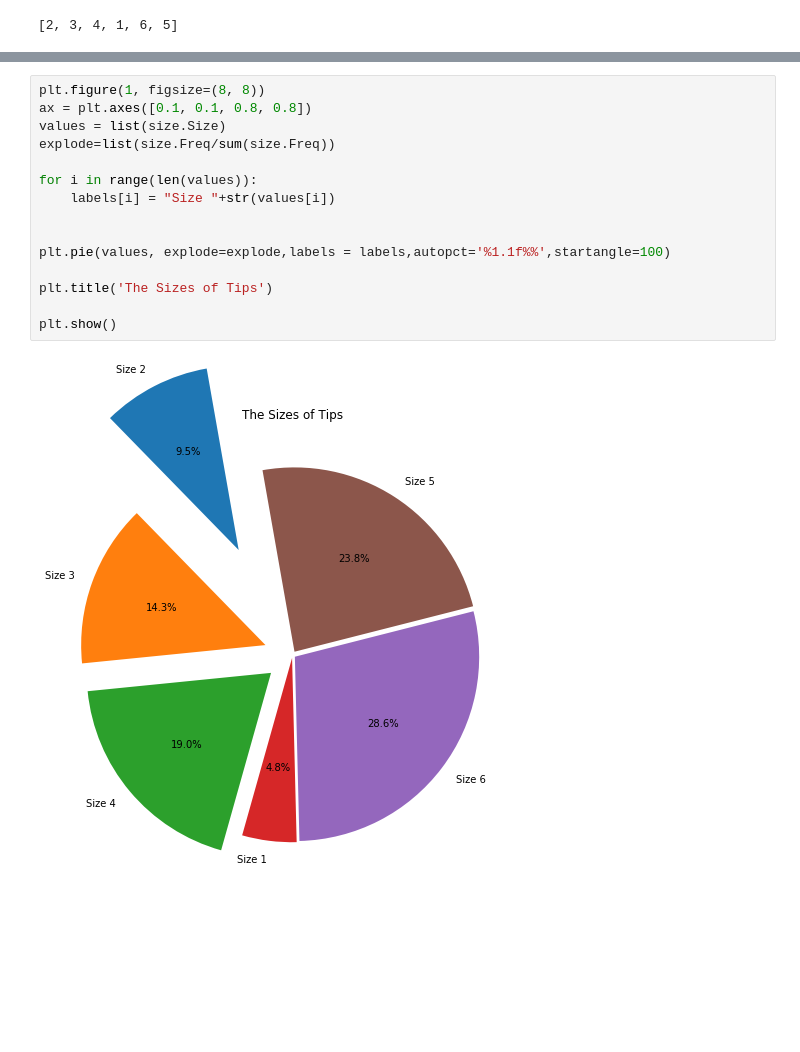
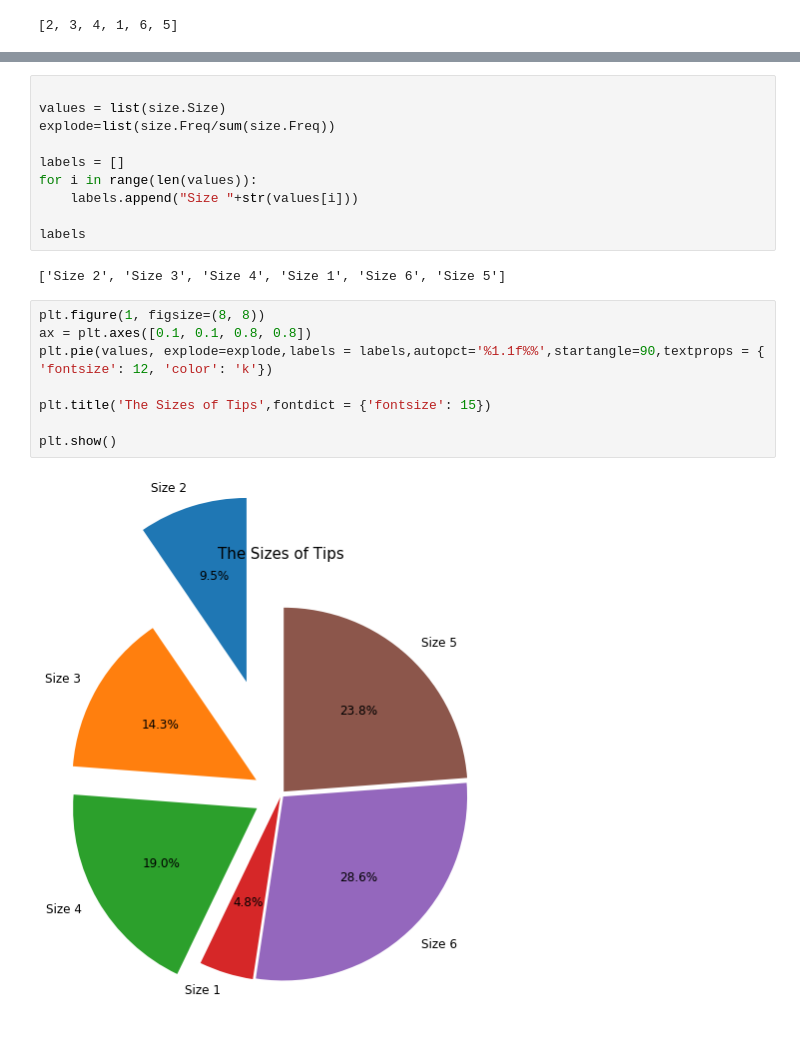
Before and after one commit to WentingRuan/Learn_Python, a Jupyter notebook: 7/hw_07.ipynb, the cells around one changed output, grey strips where cells are left out. Cells and saved outputs as stored; diff of their text form; blank space fills up the shorter version.

```diff
--- a/7/hw_07.ipynb
+++ b/7/hw_07.ipynb
@@ -126,17 +129,22 @@ list(size.Freq/sum(size.Freq))
+# %%
+
+values = list(size.Size)
+explode=list(size.Freq/sum(size.Freq))
+
+labels = []
+for i in range(len(values)):
+    labels.append("Size "+str(values[i]))
+
+labels
+# %% [output]
+['Size 2', 'Size 3', 'Size 4', 'Size 1', 'Size 6', 'Size 5']
 # %%
 plt.figure(1, figsize=(8, 8))
 ax = plt.axes([0.1, 0.1, 0.8, 0.8])
-values = list(size.Size)
-explode=list(size.Freq/sum(size.Freq))
+plt.pie(values, explode=explode,labels = labels,autopct='%1.1f%%',startangle=90,textprops = { 'fontsize': 12, 'color': 'k'})
 
-for i in range(len(values)):
-    labels[i] = "Size "+str(values[i])
-
-
-plt.pie(values, explode=explode,labels = labels,autopct='%1.1f%%',startangle=100)
-
-plt.title('The Sizes of Tips')
+plt.title('The Sizes of Tips',fontdict = {'fontsize': 15})
 
 plt.show()
 # %% [output]
-[figure, old version]
+[figure, new version]
```
Also changed, not shown: parts of 3 cells of this notebook, 16 other files.
